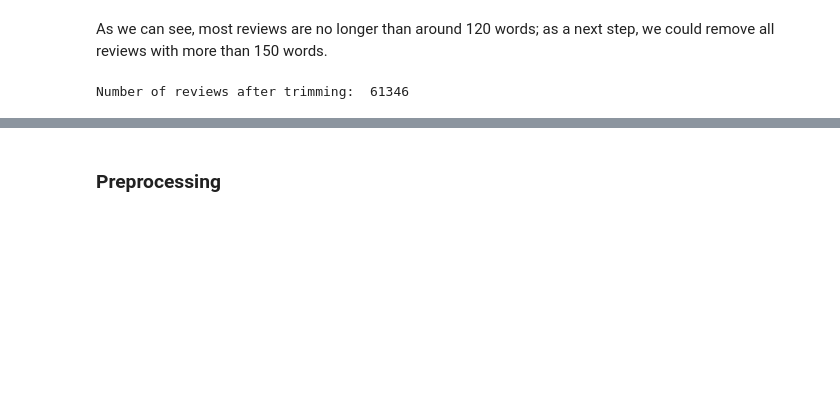
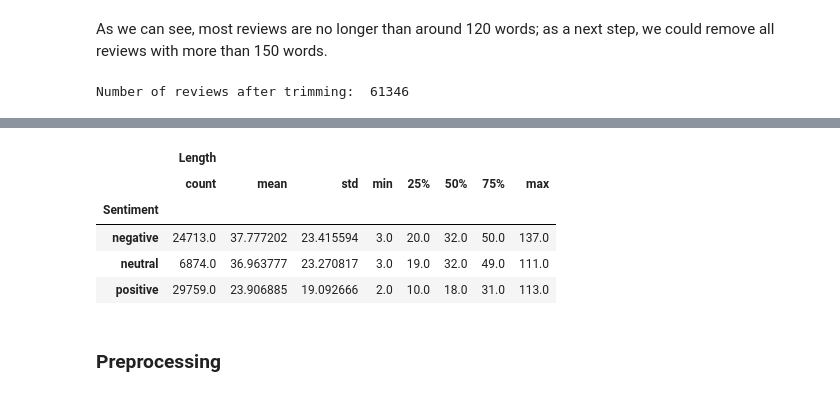
Before and after one commit to ashwininepa/NLP-Era, a Jupyter notebook: spotify_review_project/notebooks/reviews_eda.ipynb, the cells around one changed output, grey strips where cells are left out. Saved outputs shown, nothing was run; the diff lists cells and outputs as text; code cells hidden in the pictures; blank space fills up the shorter version.

```diff
--- a/spotify_review_project/notebooks/reviews_eda.ipynb
+++ b/spotify_review_project/notebooks/reviews_eda.ipynb
@@ -163,5 +190,13 @@ plt.show()
 # %%
 ## Look for relationship between length and sentiment
+data[["Length","Sentiment"]].groupby("Sentiment").describe()
+# %% [output]
+|  | Length |  |  |  |  |  |  |  |
+|  | count | mean | std | min | 25% | 50% | 75% | max |
+| Sentiment |  |  |  |  |  |  |  |  |
+| negative | 24713.0 | 37.777202 | 23.415594 | 3.0 | 20.0 | 32.0 | 50.0 | 137.0 |
+| neutral | 6874.0 | 36.963777 | 23.270817 | 3.0 | 19.0 | 32.0 | 49.0 | 111.0 |
+| positive | 29759.0 | 23.906885 | 19.092666 | 2.0 | 10.0 | 18.0 | 31.0 | 113.0 |
 # %% [markdown]
 ### Preprocessing
 # %%
```
Also changed, not shown: parts of 29 cells of this notebook.
